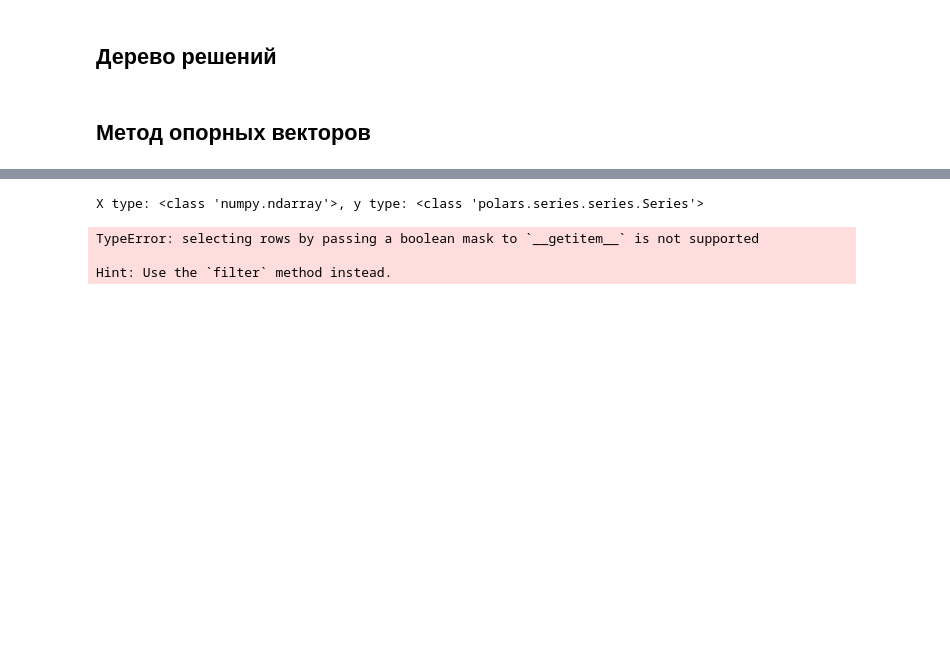
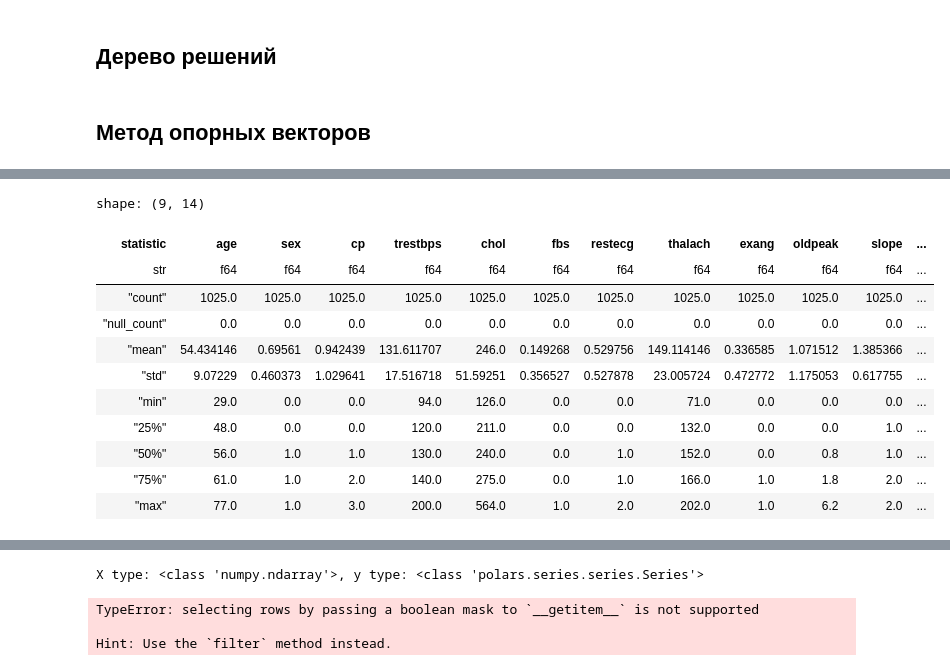
Before and after one commit to MaksimTraper/ml_courses, a Jupyter notebook: SPBU_Classic_ML/HW3_Classification/Traper_ML_HW3_Classification.ipynb, the cells around one changed output, grey strips where cells are left out. Drawn from its saved outputs; the diff is of its cells as text; code cells hidden in the pictures; blank space fills up the shorter version.

```diff
--- a/SPBU_Classic_ML/HW3_Classification/Traper_ML_HW3_Classification.ipynb
+++ b/SPBU_Classic_ML/HW3_Classification/Traper_ML_HW3_Classification.ipynb
@@ -580,3 +556,18 @@ df = pl.read_csv('heart.csv')
 
 targets = df['target']
 features = df.drop('target')
+# %%
+features.describe()
+# %% [output]
+shape: (9, 14)
+| statistic | age | sex | cp | trestbps | chol | fbs | restecg | thalach | exang | oldpeak | slope | ... |
+| str | f64 | f64 | f64 | f64 | f64 | f64 | f64 | f64 | f64 | f64 | f64 | ... |
+| "count" | 1025.0 | 1025.0 | 1025.0 | 1025.0 | 1025.0 | 1025.0 | 1025.0 | 1025.0 | 1025.0 | 1025.0 | 1025.0 | ... |
+| "null_count" | 0.0 | 0.0 | 0.0 | 0.0 | 0.0 | 0.0 | 0.0 | 0.0 | 0.0 | 0.0 | 0.0 | ... |
+| "mean" | 54.434146 | 0.69561 | 0.942439 | 131.611707 | 246.0 | 0.149268 | 0.529756 | 149.114146 | 0.336585 | 1.071512 | 1.385366 | ... |
+| "std" | 9.07229 | 0.460373 | 1.029641 | 17.516718 | 51.59251 | 0.356527 | 0.527878 | 23.005724 | 0.472772 | 1.175053 | 0.617755 | ... |
+| "min" | 29.0 | 0.0 | 0.0 | 94.0 | 126.0 | 0.0 | 0.0 | 71.0 | 0.0 | 0.0 | 0.0 | ... |
+| "25%" | 48.0 | 0.0 | 0.0 | 120.0 | 211.0 | 0.0 | 0.0 | 132.0 | 0.0 | 0.0 | 1.0 | ... |
+| "50%" | 56.0 | 1.0 | 1.0 | 130.0 | 240.0 | 0.0 | 1.0 | 152.0 | 0.0 | 0.8 | 1.0 | ... |
+| "75%" | 61.0 | 1.0 | 2.0 | 140.0 | 275.0 | 0.0 | 1.0 | 166.0 | 1.0 | 1.8 | 2.0 | ... |
+| "max" | 77.0 | 1.0 | 3.0 | 200.0 | 564.0 | 1.0 | 2.0 | 202.0 | 1.0 | 6.2 | 2.0 | ... |
```
Also changed, not shown: parts of 16 cells of this notebook, 1 other file.
